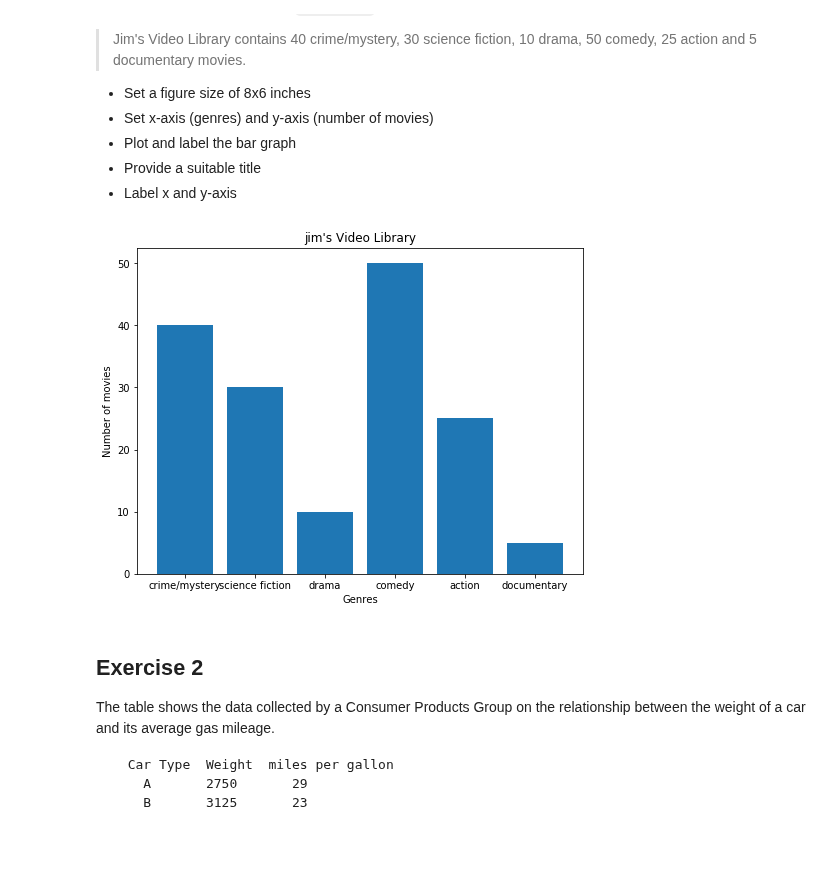
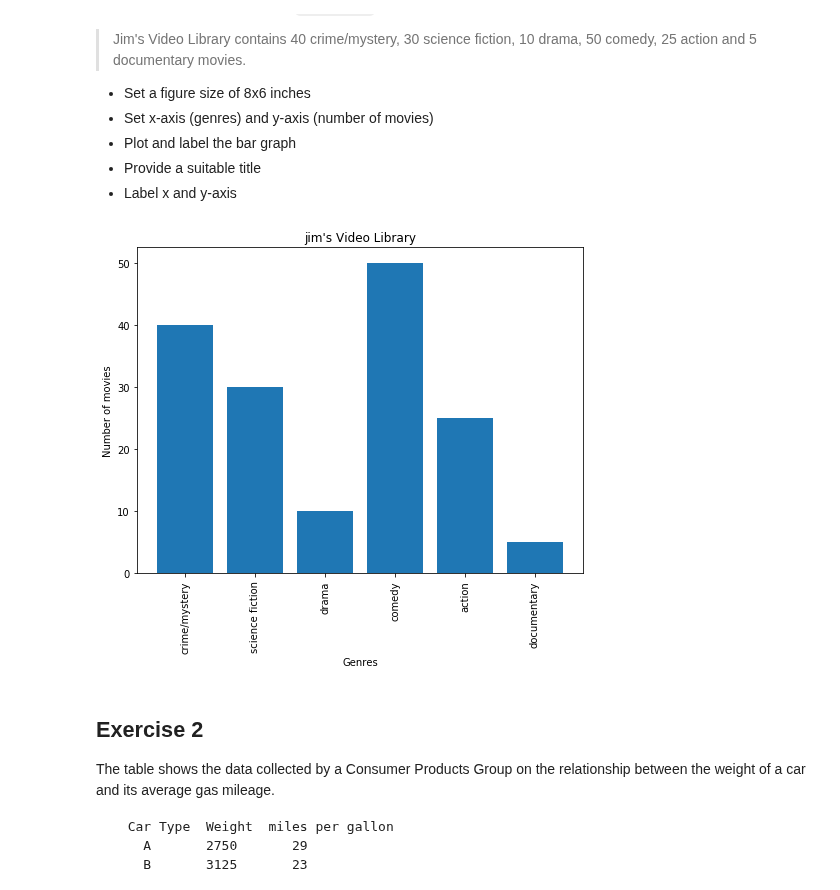
Before and after one commit to probboy/dsc-data-viz-lab-nyc-ds-082619, a Jupyter notebook: index.ipynb, the cells around one changed output. Saved outputs shown, nothing was run; the diff lists cells and outputs as text; code cells hidden in the pictures; blank space fills up the shorter version.

```diff
--- a/index.ipynb
+++ b/index.ipynb
@@ -23,28 +23,28 @@ Make a vertical bar graph using `plt.bar()` for the following set of data:
 # %%
 # import the required libraries
 import numpy as np
 import matplotlib.pyplot as plt
 %matplotlib inline
 
 y = [40,30,10,50,25,5]
 x = ['crime/mystery', 'science fiction', 'drama', 'comedy', 'action', 'documentary']
 labels = None
 
 # Create a new figure object
 plt.figure(figsize = (8,6))
 
 # Plot vertical bars of fixed width by passing x and y values to .bar() function
 plt.bar(x,y)
 
 # Give a title to the bar graph
 plt.title("jim's Video Library")
 plt.xlabel('Genres')
 plt.ylabel("Number of movies")
-plt.xticks(rotation = '')
+plt.xticks(rotation = 'vertical')
 # Output the final plot
 plt.show()
 # %% [output]
-[figure, old version]
+[figure, new version]
 # %% [markdown]
 ## Exercise 2
 
```
